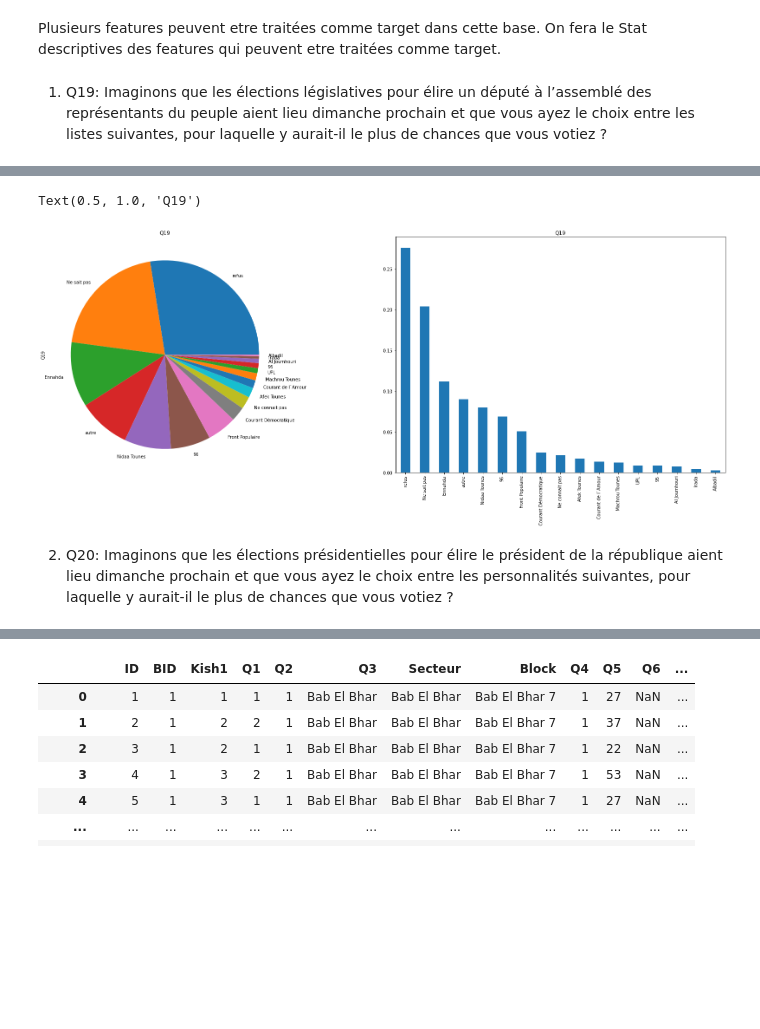
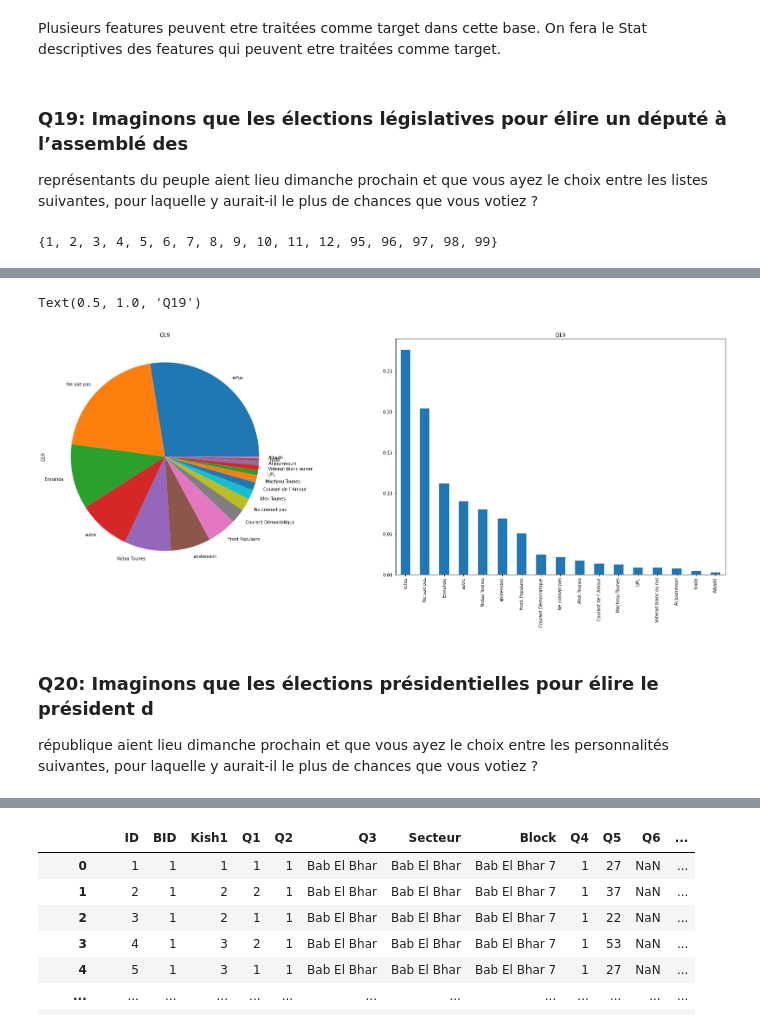
Before and after one commit to med-tz/elelction_Tunisie, a Jupyter notebook: Source.ipynb, the cells around one changed output, grey strips where cells are left out. Cells and saved outputs as stored; diff of their text form; code cells hidden in the pictures; blank space fills up the shorter version.

```diff
--- a/Source.ipynb
+++ b/Source.ipynb
@@ -17,6 +17,6 @@ pd.options.display.max_rows = 500
 **chargement de la base de donnee**
 # %%
 drive.mount('/content/drive')
-Base=pd.read_excel('/content/drive/MyDrive/stat up/Base.xlsx')
+Base=pd.read_excel('/content/drive/MyDrive/Base.xlsx')
 # %% [output]
 Drive already mounted at /content/drive; to attempt to forcibly remount, call drive.mount("/content/drive", force_remount=True).
@@ -101,14 +98,18 @@ dtype: object
 # %% [markdown]
 Plusieurs features peuvent etre traitées comme target dans cette base. On fera le Stat descriptives des features qui peuvent etre traitées comme target.
 # %% [markdown]
-1.   Q19: Imaginons que les élections législatives pour élire un député à l’assemblé des
+###  Q19: Imaginons que les élections législatives pour élire un député à l’assemblé des
 représentants du peuple aient lieu dimanche prochain et que vous ayez le choix entre
 les listes suivantes, pour laquelle y aurait-il le plus de chances que vous votiez ?
+# %%
+set(Base["Q19"].values)
+# %% [output]
+{1, 2, 3, 4, 5, 6, 7, 8, 9, 10, 11, 12, 95, 96, 97, 98, 99}
 # %%
 copy = Base.copy()
 varc='Q19'
 Dict={1:"Nidaa Tounes",2:"Ennahda",3:"Front Populaire",4:"UPL",5:"Afek Tounes",6:"Al Joumhouri",7:"Machrou Tounes",8:"Irada",9:"Courant Démocratique",
-      10:"Courant de l`Amour",11:"Albadil",12:"autre",98:"refus",97:"Ne sait pas",99:"Ne connait pas"}
+      10:"Courant de l`Amour",11:"Albadil",12:"autre",95:"Voterait blanc ou nul",96:"abstension",98:"refus",97:"Ne sait pas",99:"Ne connait pas"}
 copy.replace(to_replace={varc: Dict},inplace=True)
 #Apercu générale sur la variable
 print(copy[varc].value_counts())
@@ -145,8 +146,8 @@ Albadil                   28
 Name: Q19, dtype: int64
 Text(0.5, 1.0, 'Q19')
-[figure, old version]
+[figure, new version]
 # %% [markdown]
-2.   Q20: Imaginons que les élections présidentielles pour élire le président de la
+###  Q20: Imaginons que les élections présidentielles pour élire le président d
 république aient lieu dimanche prochain et que vous ayez le choix entre les
 personnalités suivantes, pour laquelle y aurait-il le plus de chances que vous votiez ?
 # %%
```
Also changed, not shown: parts of 102 cells of this notebook.
